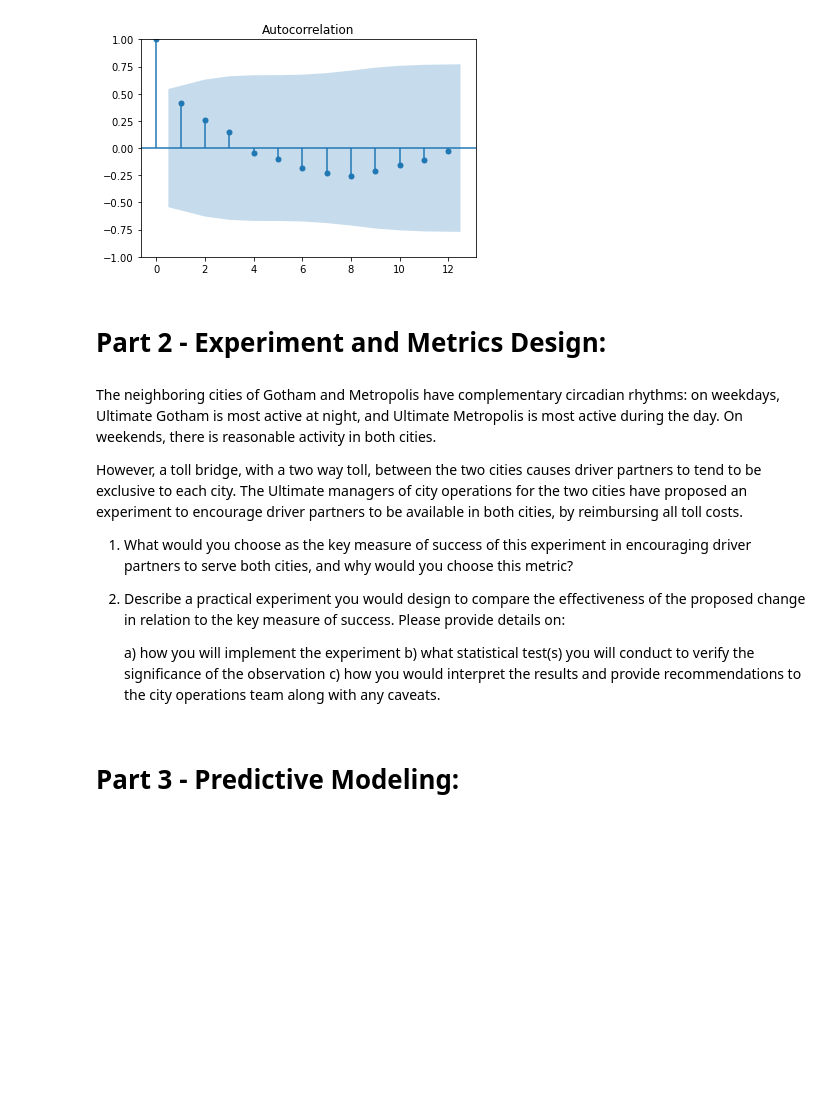
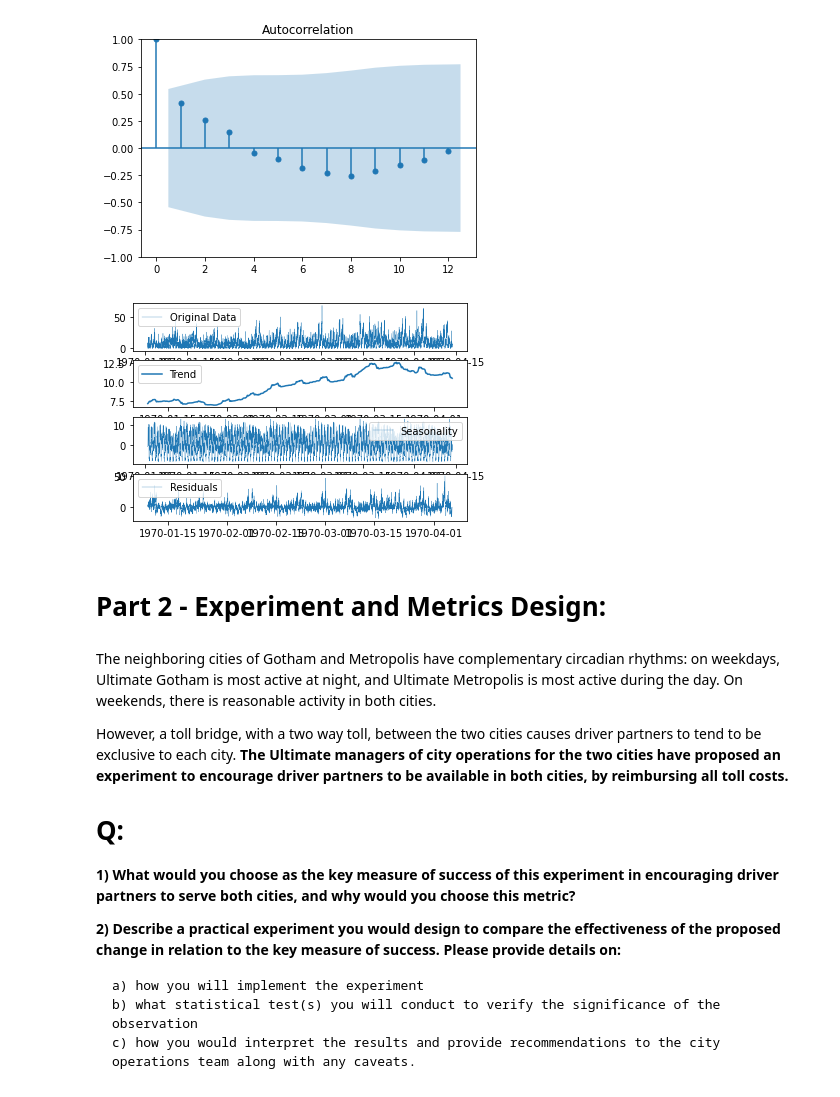
Before and after one commit to kstoudt/Springboard, a Jupyter notebook: 27.2 The Take-Home Challenge/ultimate_challenge/Data Science Take-Home Challenge - Ultimate Inc.ipynb, the cells around one changed output. Cells and saved outputs as stored; diff of their text form; code cells hidden in the pictures; blank space fills up the shorter version.

```diff
--- a/27.2 The Take-Home Challenge/ultimate_challenge/Data Science Take-Home Challenge - Ultimate Inc.ipynb
+++ b/27.2 The Take-Home Challenge/ultimate_challenge/Data Science Take-Home Challenge - Ultimate Inc.ipynb
@@ -211,27 +213,27 @@ plot_acf(acf(y_weekly), alpha= 0.05);
 # %% [output]
 [figure]
 # %%
-'''
-decomposition = seasonal_decompose(y)
+decomposition = seasonal_decompose(y, period=15*4*24) # Daily period decomposition
 
 trend = decomposition.trend
 seasonal = decomposition.seasonal
 residual = decomposition.resid
 
 plt.subplot(411)
-plt.plot(y, label = 'Original Data')
+plt.plot(y, label = 'Original Data', linewidth=0.3)
 plt.legend(loc = 'best')
 plt.subplot(412)
 plt.plot(trend, label = 'Trend')
 plt.legend(loc = 'best')
 plt.subplot(413)
-plt.plot(seasonal, label = 'Seasonality')
+plt.plot(seasonal, label = 'Seasonality', linewidth=0.3)
 plt.legend(loc = 'best')
 plt.subplot(414)
-plt.plot(residual, label = 'Residuals')
+plt.plot(residual, label = 'Residuals', linewidth=0.3)
 plt.legend(loc = 'best')
 plt.show();
-''';
+# %% [output]
+[figure, added]
 # %% [markdown]
 # Part 2 - Experiment and Metrics Design:
 # %% [markdown]
@@ -240,16 +242,16 @@ weekdays, Ultimate Gotham is most active at night, and Ultimate Metropolis is mo
 during the day. On weekends, there is reasonable activity in both cities.
 
 However, a toll bridge, with a two way toll, between the two cities causes driver partners to tend
-to be exclusive to each city. The Ultimate managers of city operations for the two cities have
+to be exclusive to each city. **The Ultimate managers of city operations for the two cities have
 proposed an experiment to encourage driver partners to be available in both cities, by
-reimbursing all toll costs.
+reimbursing all toll costs.**
 
-1) What would you choose as the key measure of success of this experiment in encouraging driver partners to serve both cities, and why would you choose this metric?
+# Q:
 
-2) Describe a practical experiment you would design to compare the effectiveness of the proposed change in relation to the key measure of success. Please provide details on:
+**1) What would you choose as the key measure of success of this experiment in encouraging driver partners to serve both cities, and why would you choose this metric?**
+
+**2) Describe a practical experiment you would design to compare the effectiveness of the proposed change in relation to the key measure of success. Please provide details on:**
 
     a) how you will implement the experiment
     b) what statistical test(s) you will conduct to verify the significance of the observation
     c) how you would interpret the results and provide recommendations to the city operations team along with any caveats.
-# %% [markdown]
-# Part 3 - Predictive Modeling:
```
Also changed, not shown: parts of 35 cells of this notebook.
